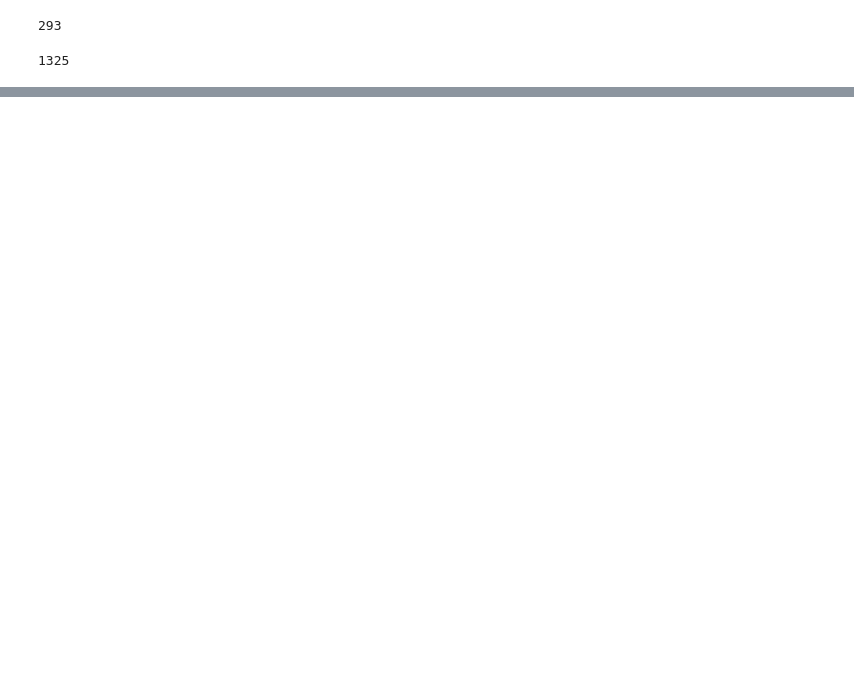
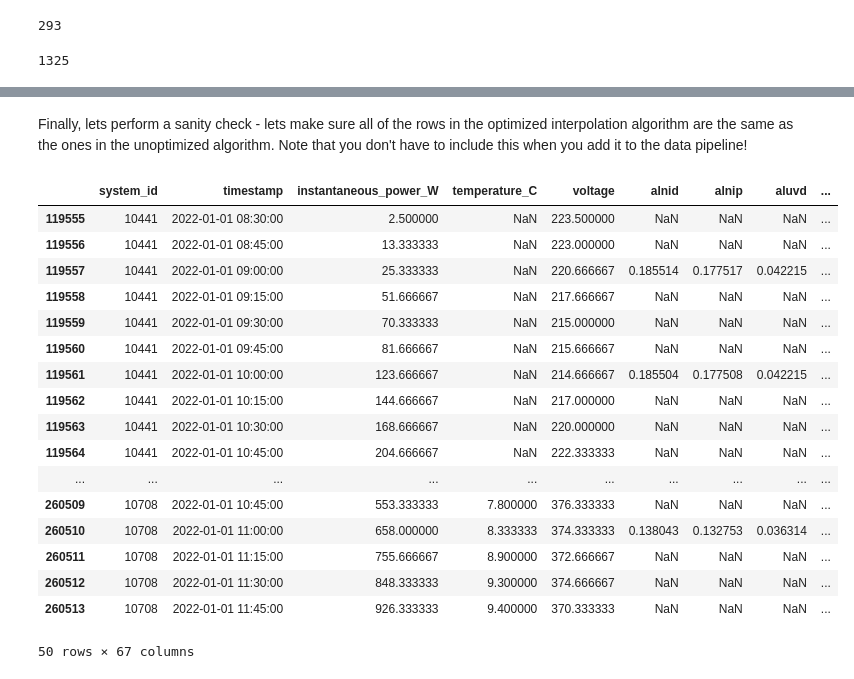
Before and after one commit to WAT-ai/open-climate-fix-project, a Jupyter notebook: datapipeline/map_station_to_latlon.ipynb, the cells around one changed output, grey strips where cells are left out. Cells and saved outputs as stored; diff of their text form; code cells hidden in the pictures; blank space fills up the shorter version.

```diff
--- a/datapipeline/map_station_to_latlon.ipynb
+++ b/datapipeline/map_station_to_latlon.ipynb
@@ -167,0 +169,40 @@ for i, row in tqdm(pv_day_data.iterrows()):
+# %%
+from tqdm import tqdm
+
+# These are the NWP variable names that we will be merging with our pv data
+# We use this in the inner for loop where we are adding the NWP dataframe to the PV dataframe.
+nwp_variable_names = list(nwp_data.variables)
+
+pv_day_data['lat'] = None
+pv_day_data['lon'] = None
+pv_day_data['time'] = None
+for i, row in tqdm(pv_day_data.iterrows()):
+
+    # We only have hourly NWP data, so if the PV data is for something other than hourly,
+    # then we want to ignore that row (it'll be NaN)
+    timestamp = row['timestamp']
+    if timestamp.minute != 0:
+        continue
+
+    # First, lets get the latitude and longitude of the specific row from its system_id
+    system_id = row['system_id']
+    lat = map_val(pv_data[pv_data['system_id'] == system_id]['latitude']).values[0]
+    lon = map_val(pv_data[pv_data['system_id'] == system_id]['longitude']).values[0]
+
+    # Next, we want to check if we've already inserted the same data into the dataframe.
+    # This will reduce the time that this function runs for.
+    cached_data = pv_day_data[(pv_day_data['lat'] == lat) & (pv_day_data['lon'] == lon) & (pv_day_data['timestamp'] == timestamp)]
+    if len(cached_data) != 0:
+        pv_day_data.loc[i, nwp_variable_names] = cached_data.iloc[0][nwp_variable_names]
+        continue
+
+    # Otherwise, we will perform a lookup in the NWP data, which is quite time consuming.
+    data = nwp_data.sel(time=timestamp, latitude=lat, longitude=lon)
+    for var in nwp_variable_names:
+        val = data[var].values.item()
+        pv_day_data.loc[i, var] = val
+
+    # Cache the data
+    pv_day_data.loc[i, 'lat'] = lat
+    pv_day_data.loc[i, 'lon'] = lon
+    pv_day_data.loc[i, 'timestamp'] = timestamp
@@ -184 +245,3 @@ pv_day_data
+# %%
+pv_day_data = pv_day_data.drop(['lat', 'lon', 'time'], axis=1)
 # %%
@@ -185,0 +249,2 @@ pv_day_data.to_csv('processed_pv_data_jan1_2023.csv', index=False)
+# %% [markdown]
+Finally, lets perform a sanity check - lets make sure all of the rows in the optimized interpolation algorithm are the same as the ones in the unoptimized algorithm. Note that you don't have to include this when you add it to the data pipeline!
@@ -185,0 +253,21 @@ pv_day_data.to_csv('processed_pv_data_jan1_2023.csv', index=False)
+# %%
+pv_day_data[:50]
+# %% [output]
+|  | system_id | timestamp | instantaneous_power_W | temperature_C | voltage | alnid | alnip | aluvd | ... |
+| 119555 | 10441 | 2022-01-01 08:30:00 | 2.500000 | NaN | 223.500000 | NaN | NaN | NaN | ... |
+| 119556 | 10441 | 2022-01-01 08:45:00 | 13.333333 | NaN | 223.000000 | NaN | NaN | NaN | ... |
+| 119557 | 10441 | 2022-01-01 09:00:00 | 25.333333 | NaN | 220.666667 | 0.185514 | 0.177517 | 0.042215 | ... |
+| 119558 | 10441 | 2022-01-01 09:15:00 | 51.666667 | NaN | 217.666667 | NaN | NaN | NaN | ... |
+| 119559 | 10441 | 2022-01-01 09:30:00 | 70.333333 | NaN | 215.000000 | NaN | NaN | NaN | ... |
+| 119560 | 10441 | 2022-01-01 09:45:00 | 81.666667 | NaN | 215.666667 | NaN | NaN | NaN | ... |
+| 119561 | 10441 | 2022-01-01 10:00:00 | 123.666667 | NaN | 214.666667 | 0.185504 | 0.177508 | 0.042215 | ... |
+| 119562 | 10441 | 2022-01-01 10:15:00 | 144.666667 | NaN | 217.000000 | NaN | NaN | NaN | ... |
+| 119563 | 10441 | 2022-01-01 10:30:00 | 168.666667 | NaN | 220.000000 | NaN | NaN | NaN | ... |
+| 119564 | 10441 | 2022-01-01 10:45:00 | 204.666667 | NaN | 222.333333 | NaN | NaN | NaN | ... |
+| ... | ... | ... | ... | ... | ... | ... | ... | ... | ... |
+| 260509 | 10708 | 2022-01-01 10:45:00 | 553.333333 | 7.800000 | 376.333333 | NaN | NaN | NaN | ... |
+| 260510 | 10708 | 2022-01-01 11:00:00 | 658.000000 | 8.333333 | 374.333333 | 0.138043 | 0.132753 | 0.036314 | ... |
+| 260511 | 10708 | 2022-01-01 11:15:00 | 755.666667 | 8.900000 | 372.666667 | NaN | NaN | NaN | ... |
+| 260512 | 10708 | 2022-01-01 11:30:00 | 848.333333 | 9.300000 | 374.666667 | NaN | NaN | NaN | ... |
+| 260513 | 10708 | 2022-01-01 11:45:00 | 926.333333 | 9.400000 | 370.333333 | NaN | NaN | NaN | ... |
+50 rows × 67 columns
```
Also changed, not shown: parts of 16 cells of this notebook, 1 other file.
